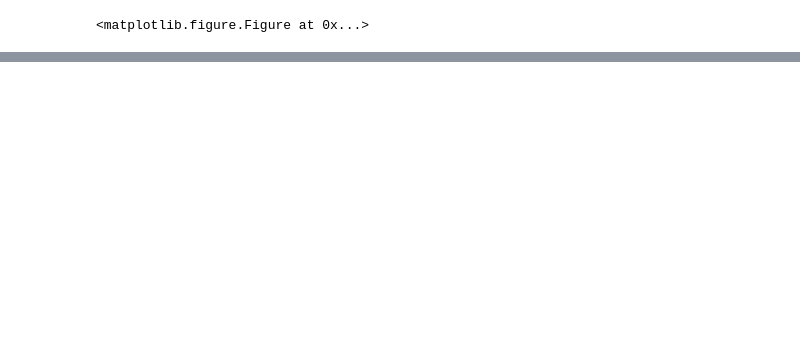
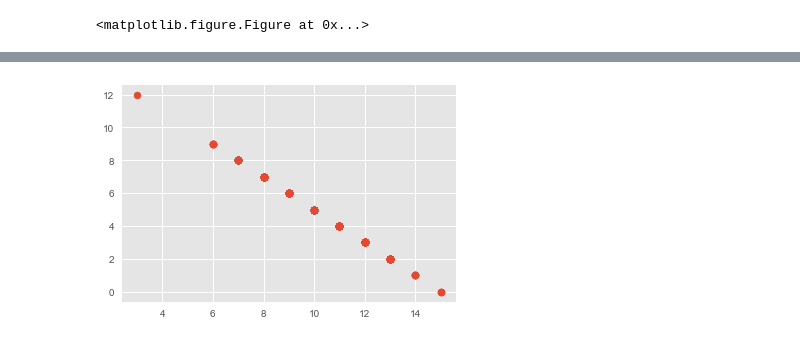
Before and after one commit to pmanlukas/thesisdata, a Jupyter notebook: clustering.ipynb, the cells around one changed output, grey strips where cells are left out. Cells and saved outputs as stored; diff of their text form; code cells hidden in the pictures; blank space fills up the shorter version.

```diff
--- a/clustering.ipynb
+++ b/clustering.ipynb
@@ -525,0 +545,2 @@ plt.savefig('elbow3.pdf')
+# %%
+datahier = dat.get_values()
@@ -525,0 +556,5 @@ plt.savefig('elbow3.pdf')
+# %%
+plt.scatter(datahier[:,0],datahier[:,1])
+plt.show()
+# %% [output]
+[figure, added]
```
Also changed, not shown: parts of 26 cells of this notebook, 12 other files.
